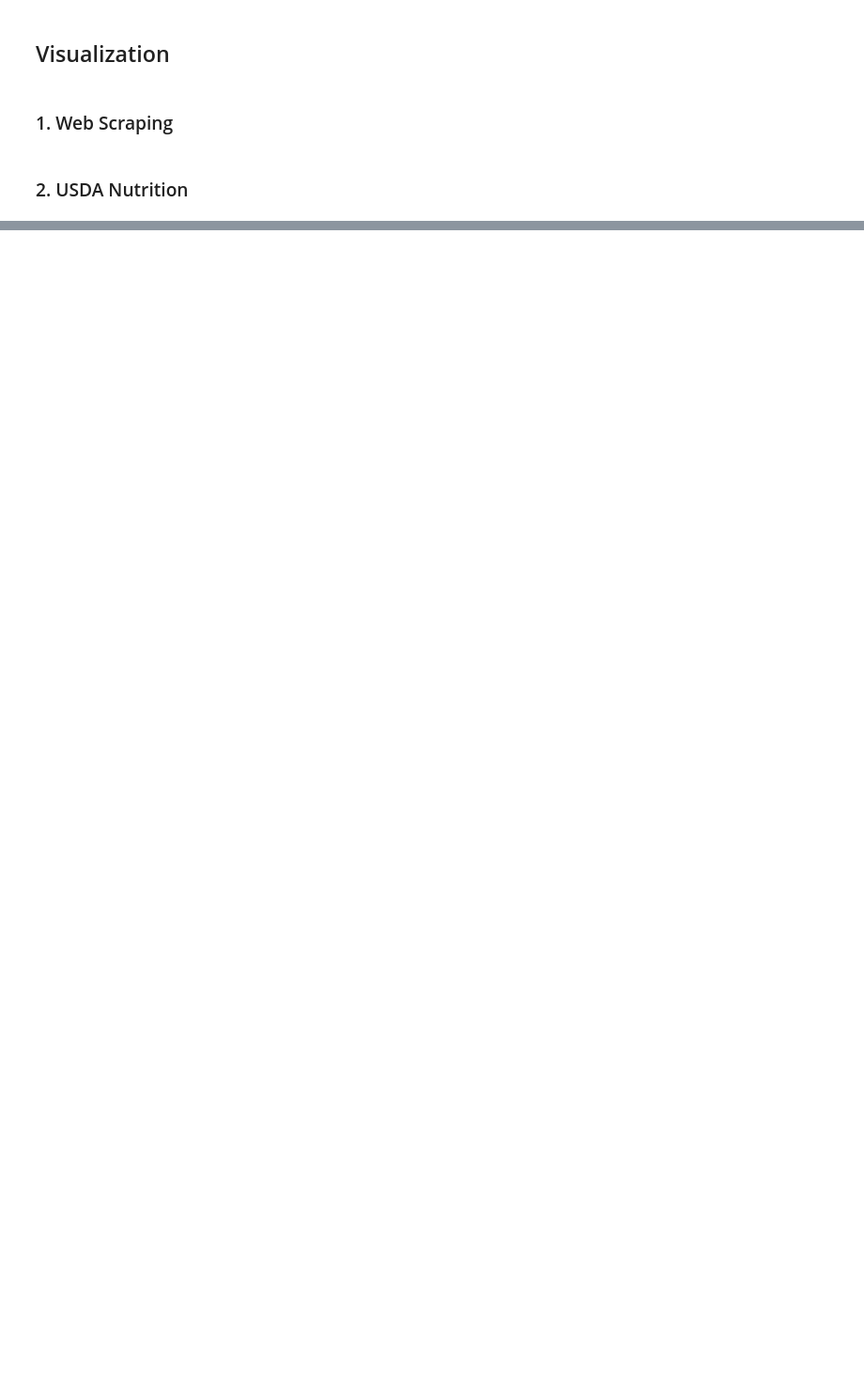
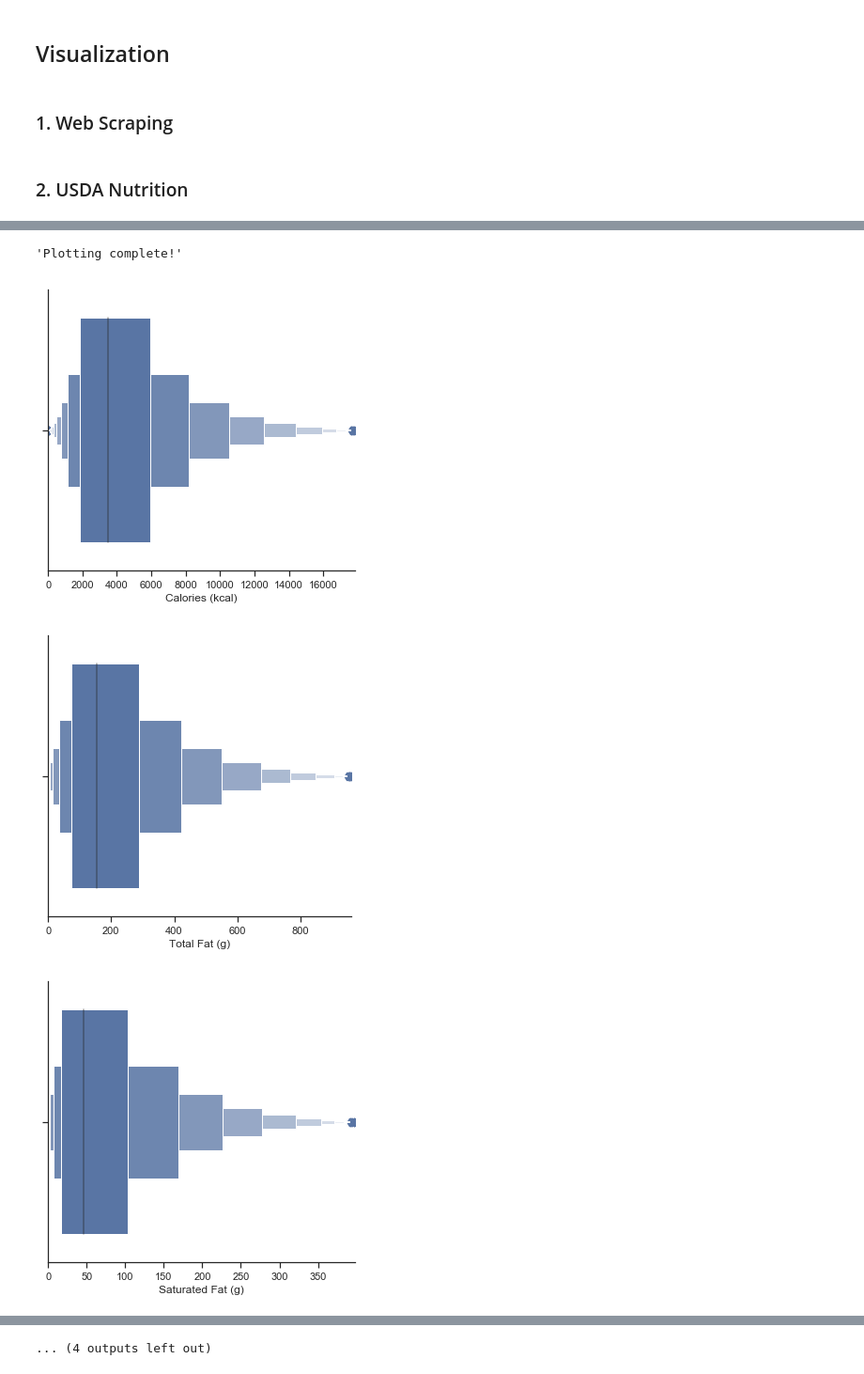
Before and after one commit to nemasobhani/Nutrition-from-Web-Scraped-Recipes, a Jupyter notebook: Project_Final_Report.ipynb, the cells around one changed output, grey strips where cells are left out. Shown at 94% size. Cells and saved outputs as stored; diff of their text form; code cells hidden in the pictures; blank space fills up the shorter version.

```diff
--- a/Project_Final_Report.ipynb
+++ b/Project_Final_Report.ipynb
@@ -85,0 +152,4 @@ Due to the nature of the USDA nutritional data, if a value was not included, it
+# %%
+# Visualization by Recipe
+RecipeAnalyze(plot=True)
+# %% [output]
@@ -85,0 +170,4 @@ Due to the nature of the USDA nutritional data, if a value was not included, it
+'Plotting complete!'
+[figure, added]
+[figure, added]
+[figure, added]
@@ -85,0 +181 @@ Due to the nature of the USDA nutritional data, if a value was not included, it
+... (4 outputs left out)
```
Also changed, not shown: parts of 7 cells of this notebook, 1 other file.
